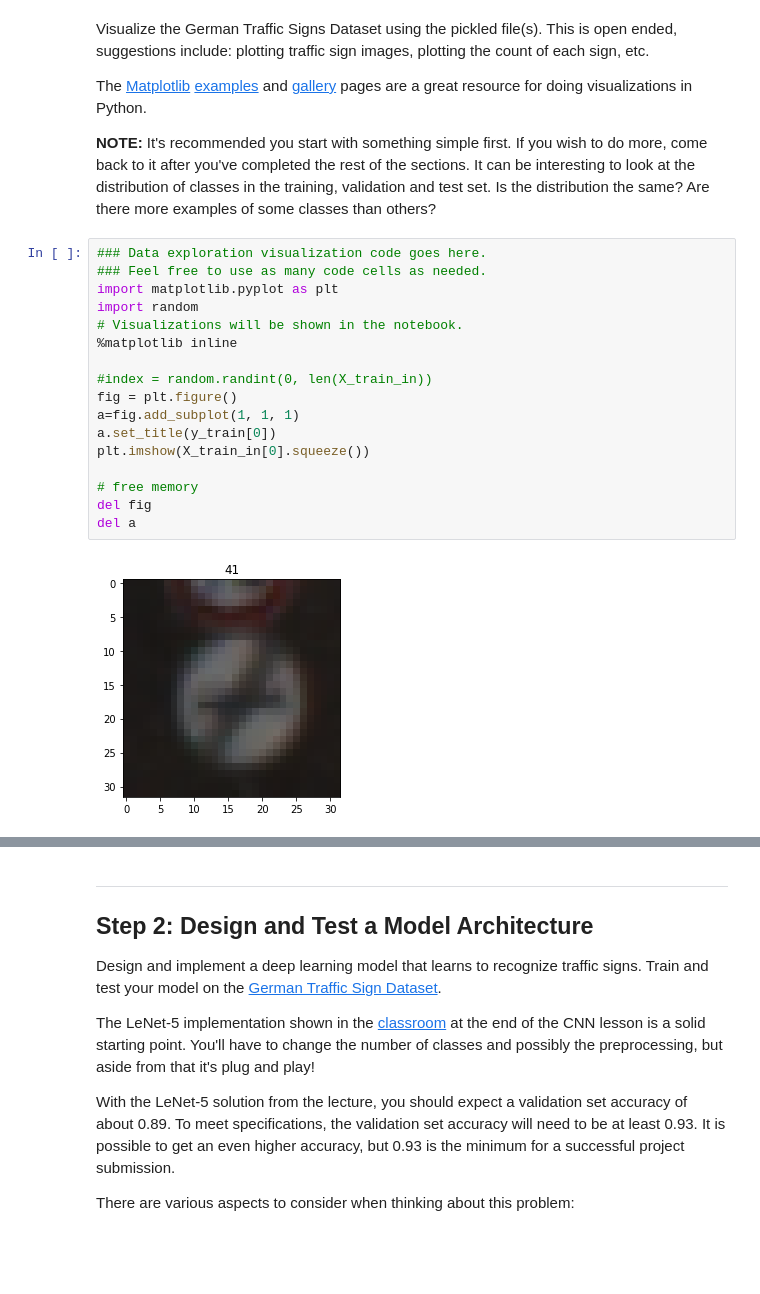
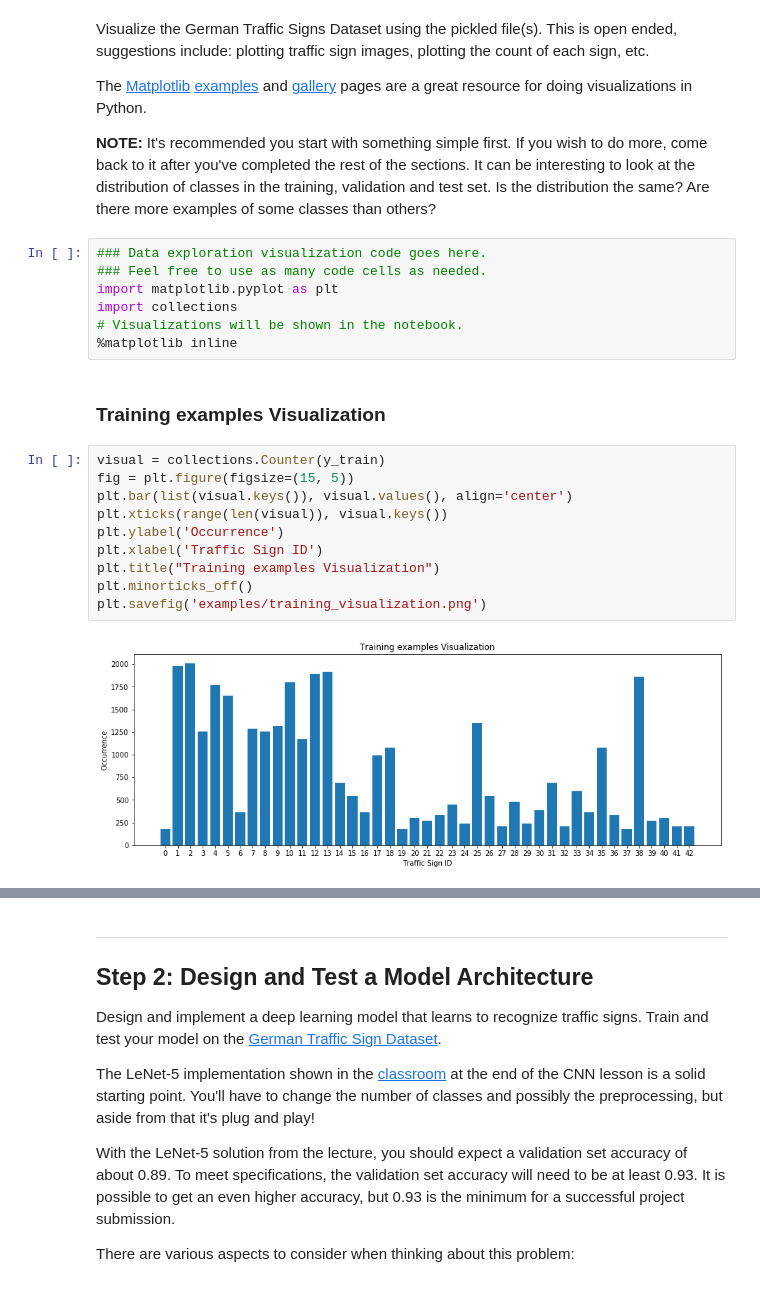
Before and after one commit to lelordoftech/Udacity, a Jupyter notebook: CarND-Traffic-Sign-Classifier-Project/Traffic_Sign_Classifier.ipynb, the cells around one changed output, grey strips where cells are left out. Drawn from its saved outputs; the diff is of its cells as text; blank space fills up the shorter version.

```diff
--- a/CarND-Traffic-Sign-Classifier-Project/Traffic_Sign_Classifier.ipynb
+++ b/CarND-Traffic-Sign-Classifier-Project/Traffic_Sign_Classifier.ipynb
@@ -107,18 +102,20 @@ The [Matplotlib](http://matplotlib.org/) [examples](http://matplotlib.org/exampl
 ### Data exploration visualization code goes here.
 ### Feel free to use as many code cells as needed.
 import matplotlib.pyplot as plt
-import random
+import collections
 # Visualizations will be shown in the notebook.
 %matplotlib inline
-
-#index = random.randint(0, len(X_train_in))
-fig = plt.figure()
-a=fig.add_subplot(1, 1, 1)
-a.set_title(y_train[0])
-plt.imshow(X_train_in[0].squeeze())
-
-# free memory
-del fig
-del a
-# %% [output]
-[figure, removed]
+# %% [markdown]
+### Training examples Visualization
+# %%
+visual = collections.Counter(y_train)
+fig = plt.figure(figsize=(15, 5))
+plt.bar(list(visual.keys()), visual.values(), align='center')
+plt.xticks(range(len(visual)), visual.keys())
+plt.ylabel('Occurrence')
+plt.xlabel('Traffic Sign ID')
+plt.title("Training examples Visualization")
+plt.minorticks_off()
+plt.savefig('examples/training_visualization.png')
+# %% [output]
+[figure, added]
```
Also changed, not shown: parts of 20 cells of this notebook, 1 other file.
